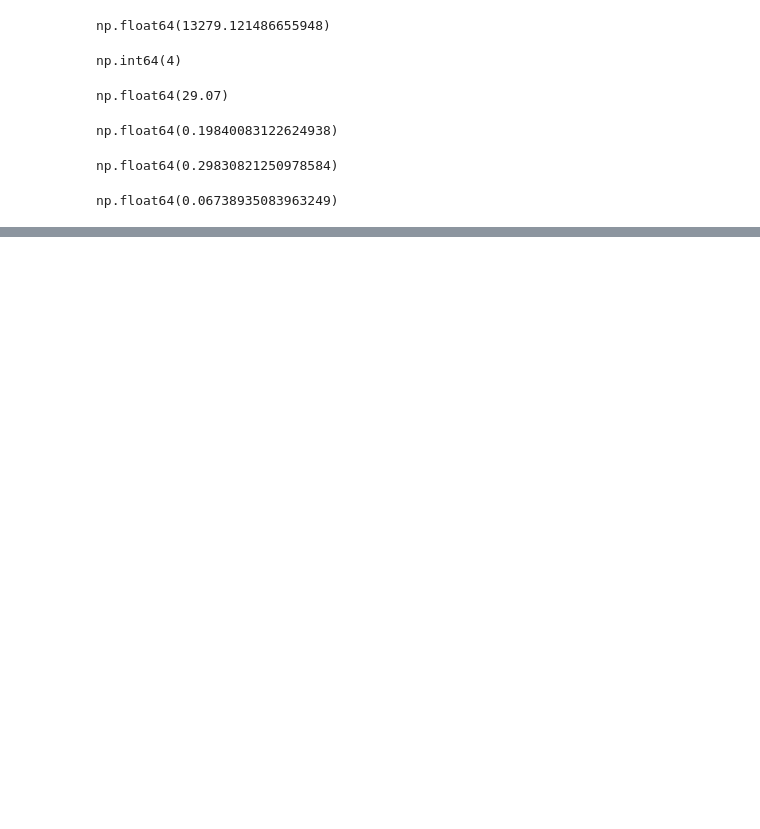
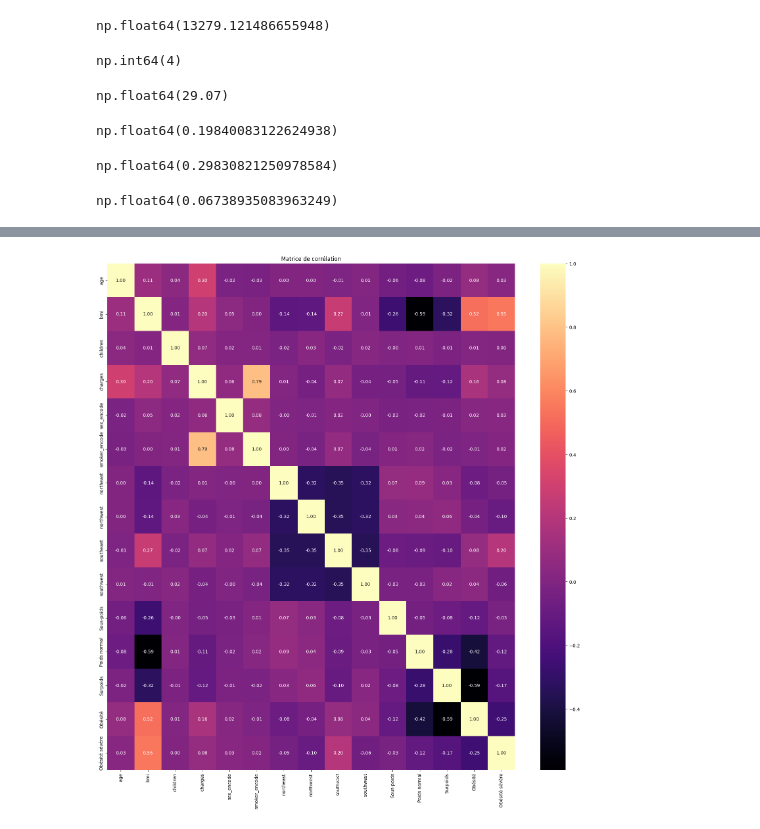
Before and after one commit to istaion/Assur_aimant, a Jupyter notebook: Hacene/analyse.ipynb, the cells around one changed output, grey strips where cells are left out. Saved outputs shown, nothing was run; the diff lists cells and outputs as text; code cells hidden in the pictures; blank space fills up the shorter version.

Commit message:
heat map et corrélation

```diff
--- a/Hacene/analyse.ipynb
+++ b/Hacene/analyse.ipynb
@@ -540,0 +583,12 @@ np.float64(0.06738935083963249)
+# %%
+# encodage par région et par bmi category
+
+df_reg_encod = pd.get_dummies(df['region'])
+df_reg_encod.replace(False, 0, inplace=True)
+df_reg_encod.replace(True, 1, inplace=True)
+df_reg_encod
+
+df_bmi_encod = pd.get_dummies(df['BMI_category'])
+df_bmi_encod.replace(False, 0, inplace=True)
+df_bmi_encod.replace(True, 1, inplace=True)
+df_bmi_encod
@@ -540,0 +609,5 @@ np.float64(0.06738935083963249)
+# %%
+#concatener les df encodé avec le df
+
+df_2 = pd.concat([df,df_reg_encod,df_bmi_encod], axis=1)
+df_2
@@ -540,0 +628,3 @@ np.float64(0.06738935083963249)
+# %%
+df_2.drop(columns=['sex','smoker','region','BMI_category','age_categories'],inplace=True)
+df_2
@@ -540,0 +645,9 @@ np.float64(0.06738935083963249)
+# %%
+df_corr = df_2.corr()
+# %%
+plt.figure(figsize=(20, 20))
+sns.heatmap(df_corr, annot=True, cmap='magma', fmt='.2f')
+plt.title("Matrice de corrélation")
+plt.show()
+# %% [output]
+[figure, added]
```
Also changed, not shown: parts of 10 cells of this notebook.
